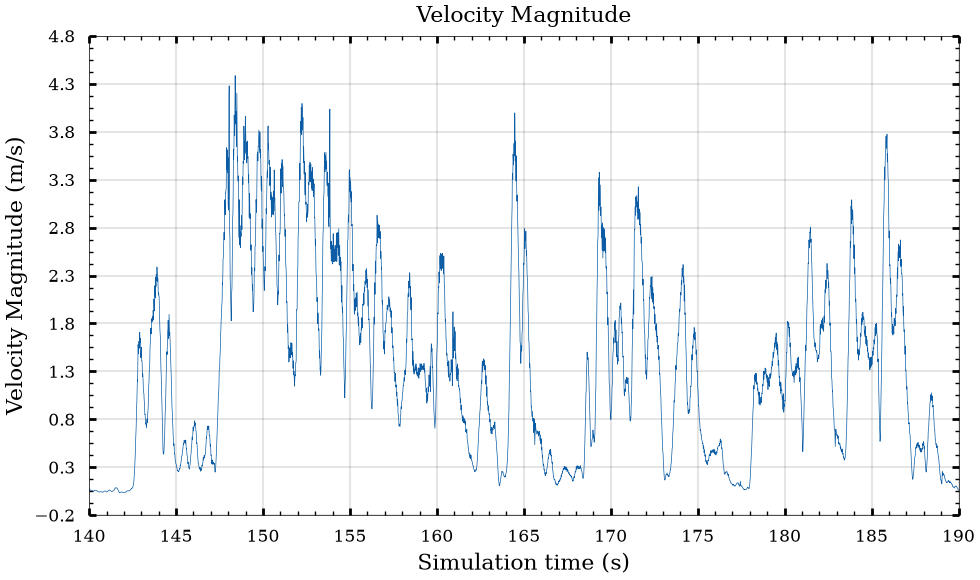
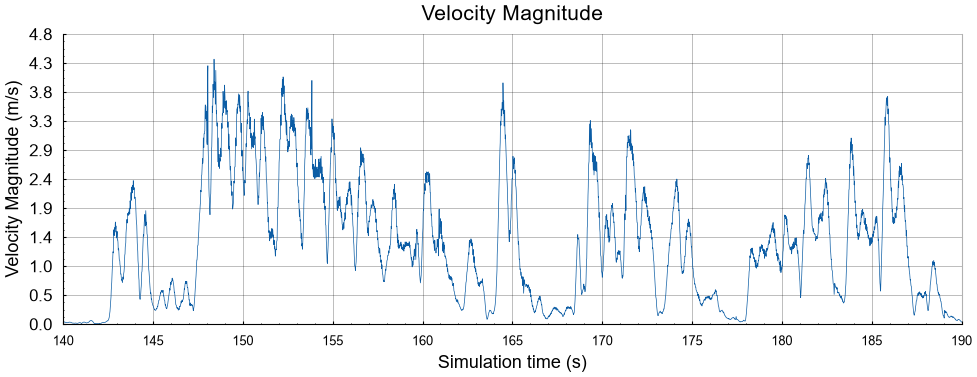
Code edit (unified diff) that turned the first committed figure into the second:
--- before
+++ after
@@ -1,5 +1,6 @@
 from matplotlib.ticker import LinearLocator, StrMethodFormatter
-import matplotlib.pyplot as plt
 import scienceplots
+# Reusable preferences for line plots and bar plots
+from formatting_options import plot_style
 
 # Plot range
@@ -13,57 +14,4 @@
     raise ValueError("plot_start_time must be less than plot_end_time.")
 
-# Reusable preferences for line plots and bar plots
-plot_style = {
-    # Fonts
-    "font.family": "serif",
-    "font.weight": "normal",
-    "mathtext.fontset": "cm",
-    "axes.formatter.use_mathtext": True,
-
-    # Figure and axes
-    "figure.facecolor": "white",
-    "axes.facecolor": "white",
-    "axes.edgecolor": "black",
-    "axes.linewidth": 0.5,
-
-    # Text
-    "text.color": "black",
-    "axes.labelcolor": "black",
-    "axes.labelpad": 5,
-    "axes.titlepad": 10,
-
-    # Ticks
-    "xtick.color": "black",
-    "ytick.color": "black",
-    "xtick.labelsize": 12,
-    "ytick.labelsize": 12,
-    "xtick.major.pad": 10,
-    "ytick.major.pad": 10,
-
-    "xtick.major.size": 5,
-    "xtick.major.width": 2,
-    "xtick.minor.size": 3,
-    "xtick.minor.width": 1,
-
-    "ytick.major.size": 5,
-    "ytick.major.width": 2,
-    "ytick.minor.size": 3,
-    "ytick.minor.width": 1,
-
-    # Grid
-    "axes.grid": True,
-    "grid.color": "black",
-    "grid.linestyle": "-",
-    "grid.linewidth": 1.5,
-    "grid.alpha": 0.1,
-
-    # Lines
-    "lines.color": "royalblue",
-    "lines.linewidth": 0.5,
-
-    # Legend
-    "legend.frameon": False,
-}
-
 with plt.style.context(["science", "notebook", "grid", plot_style]):
 
@@ -72,5 +20,5 @@
         method_time = data["time"][:len(vals)]
 
-        fig, ax = plt.subplots(figsize=(10, 6))
+        fig, ax = plt.subplots(figsize=(10, 4))
 
         ax.plot(method_time, vals)
@@ -89,4 +37,14 @@
         )
 
+        #format
+        ax.spines["top"].set_alpha(0.3)
+        ax.spines["right"].set_alpha(0.3)
+        ax.spines['top'].set_visible(False)
+        ax.spines['left'].set_linewidth(0.8)
+        ax.spines['bottom'].set_linewidth(0.8)
+        ax.tick_params(which='both', top=False, right=False)
+
+        ax.set_ylim(bottom=0)
+
         # Plot-specific labels
         ax.set_xlabel("Simulation time (s)")

Commit: Version 1.2